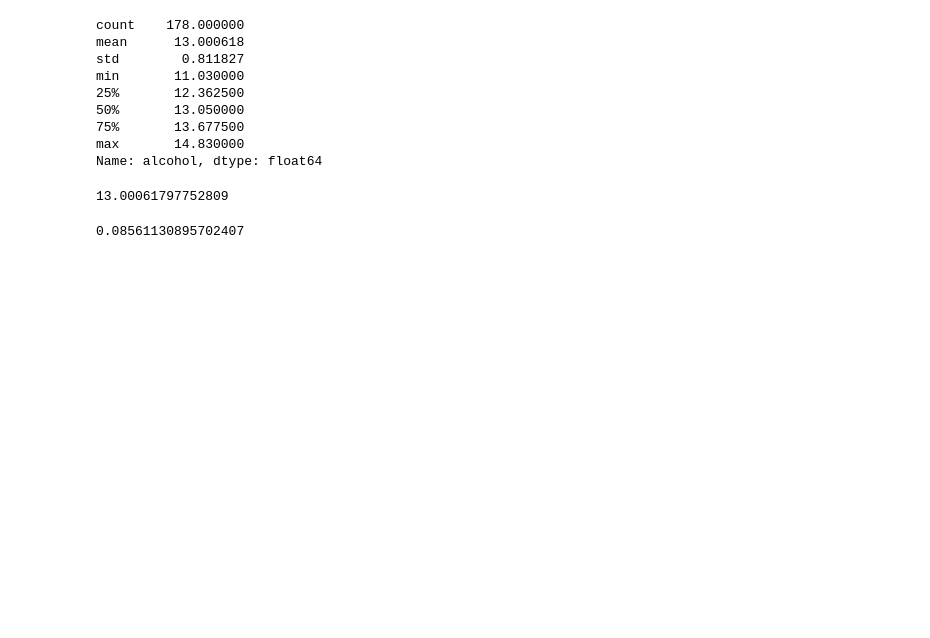
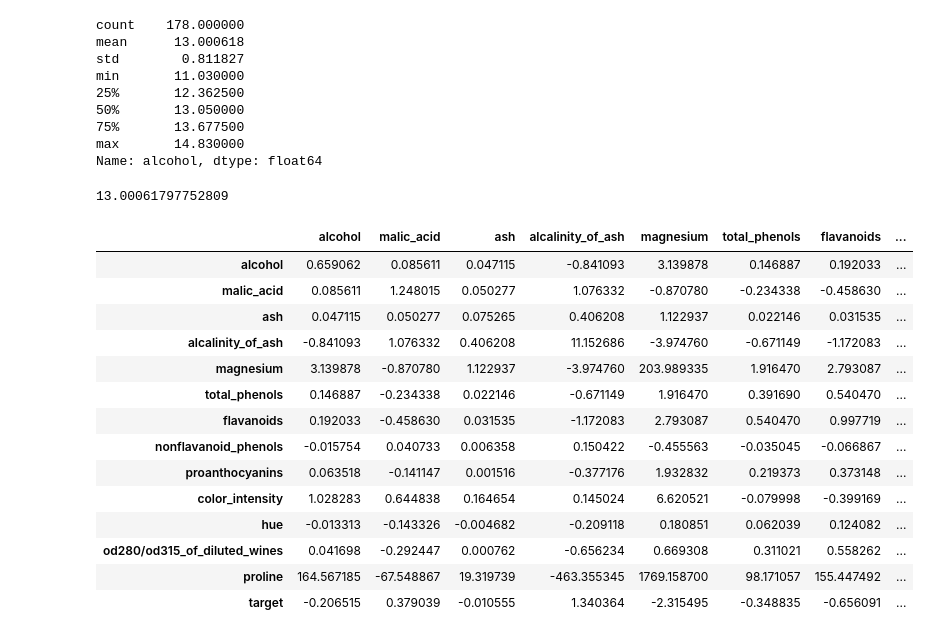
Before and after one commit to arnav-exe/data-mining-assignment-1, a Jupyter notebook: ECS607U_Data_Mining_Assignment_1.ipynb, the cells around one changed output. Cells and saved outputs as stored; diff of their text form; code cells hidden in the pictures; blank space fills up the shorter version.

Commit message:
univariate & multivariate summaries complete

```diff
--- a/ECS607U_Data_Mining_Assignment_1.ipynb
+++ b/ECS607U_Data_Mining_Assignment_1.ipynb
@@ -95,7 +95,21 @@ df["alcohol"].mean()
 # %% [output]
 13.00061797752809
 # %%
-df["alcohol"].cov(df["malic_acid"]) # multivariate summary 1
+df.cov() # multivariate summary 1
 # %% [output]
-0.08561130895702407
+|  | alcohol | malic_acid | ash | alcalinity_of_ash | magnesium | total_phenols | flavanoids | ... |
+| alcohol | 0.659062 | 0.085611 | 0.047115 | -0.841093 | 3.139878 | 0.146887 | 0.192033 | ... |
+| malic_acid | 0.085611 | 1.248015 | 0.050277 | 1.076332 | -0.870780 | -0.234338 | -0.458630 | ... |
+| ash | 0.047115 | 0.050277 | 0.075265 | 0.406208 | 1.122937 | 0.022146 | 0.031535 | ... |
+| alcalinity_of_ash | -0.841093 | 1.076332 | 0.406208 | 11.152686 | -3.974760 | -0.671149 | -1.172083 | ... |
+| magnesium | 3.139878 | -0.870780 | 1.122937 | -3.974760 | 203.989335 | 1.916470 | 2.793087 | ... |
+| total_phenols | 0.146887 | -0.234338 | 0.022146 | -0.671149 | 1.916470 | 0.391690 | 0.540470 | ... |
+| flavanoids | 0.192033 | -0.458630 | 0.031535 | -1.172083 | 2.793087 | 0.540470 | 0.997719 | ... |
+| nonflavanoid_phenols | -0.015754 | 0.040733 | 0.006358 | 0.150422 | -0.455563 | -0.035045 | -0.066867 | ... |
+| proanthocyanins | 0.063518 | -0.141147 | 0.001516 | -0.377176 | 1.932832 | 0.219373 | 0.373148 | ... |
+| color_intensity | 1.028283 | 0.644838 | 0.164654 | 0.145024 | 6.620521 | -0.079998 | -0.399169 | ... |
+| hue | -0.013313 | -0.143326 | -0.004682 | -0.209118 | 0.180851 | 0.062039 | 0.124082 | ... |
+| od280/od315_of_diluted_wines | 0.041698 | -0.292447 | 0.000762 | -0.656234 | 0.669308 | 0.311021 | 0.558262 | ... |
+| proline | 164.567185 | -67.548867 | 19.319739 | -463.355345 | 1769.158700 | 98.171057 | 155.447492 | ... |
+| target | -0.206515 | 0.379039 | -0.010555 | 1.340364 | -2.315495 | -0.348835 | -0.656091 | ... |
 # %%
```
Also changed, not shown: parts of 4 cells of this notebook.
